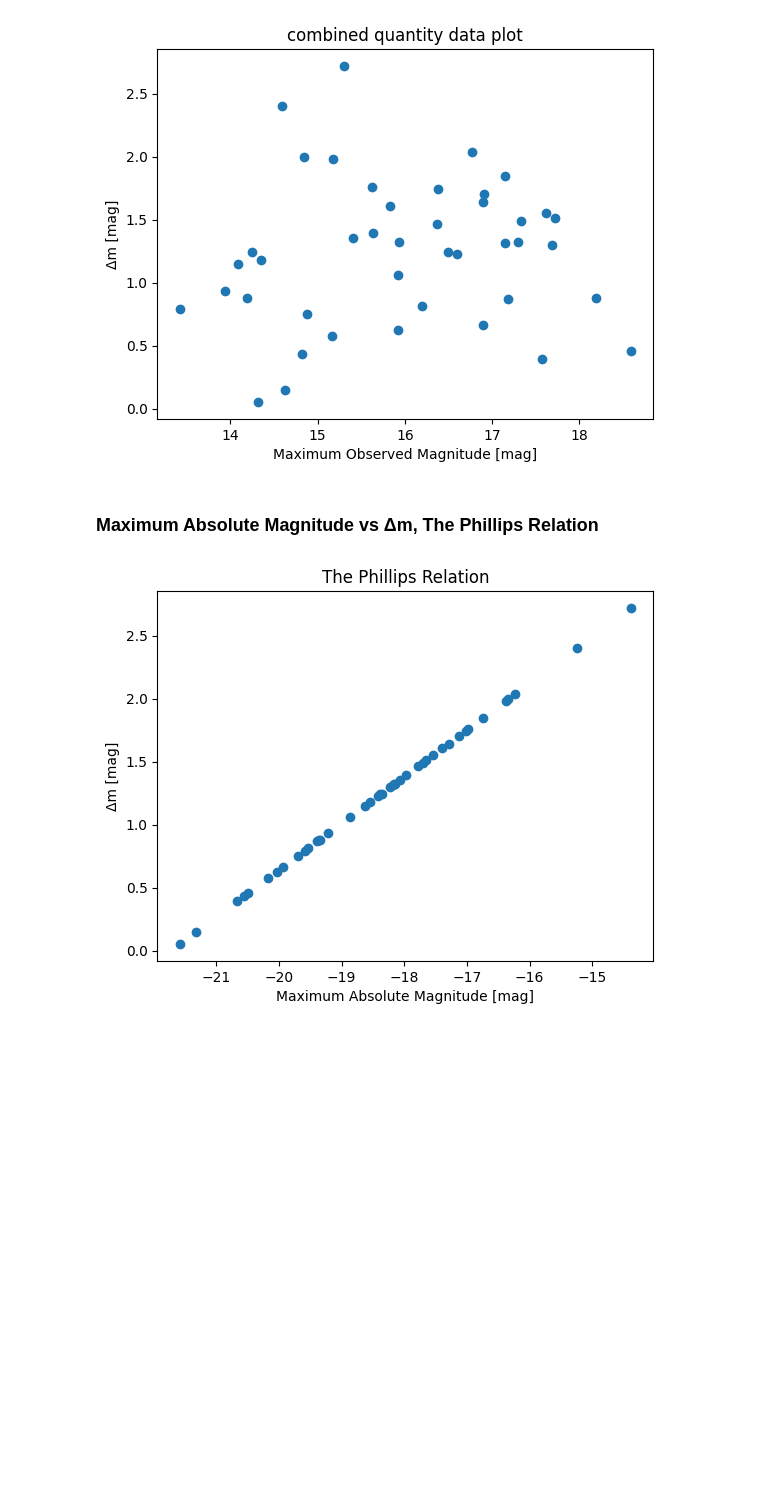
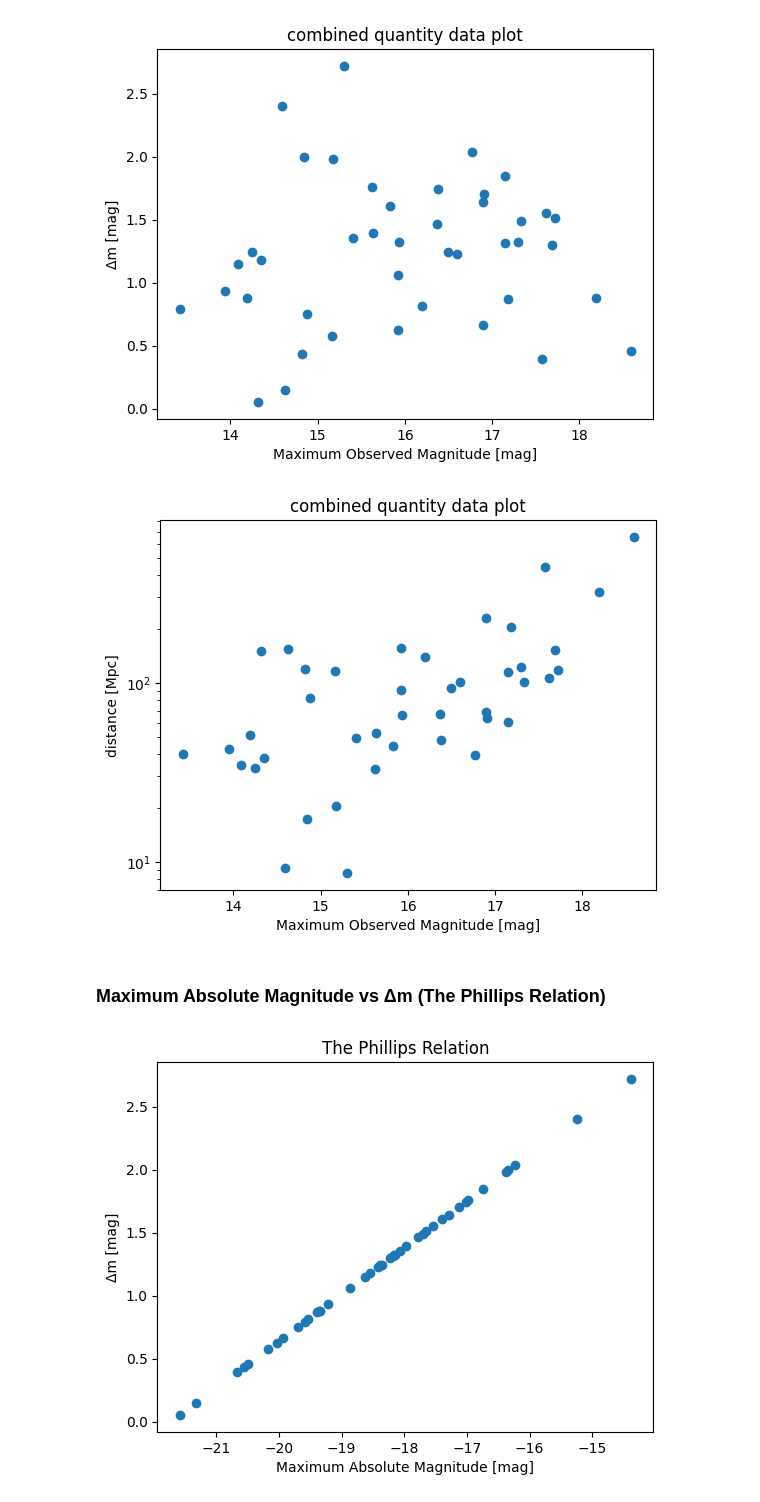
Before and after one commit to ThomasSchallar/statistics, a Jupyter notebook: main_file.ipynb, the cells around one changed output. Cells and saved outputs as stored; diff of their text form; code cells hidden in the pictures; blank space fills up the shorter version.

```diff
--- a/main_file.ipynb
+++ b/main_file.ipynb
@@ -379,8 +379,18 @@ plt.title('combined quantity data plot')
 plt.show()
 # %% [output]
 [figure]
+# %%
+plt.scatter(max_obs_mag, dist)
+plt.semilogy()
+plt.xlabel('Maximum Observed Magnitude [mag]')
+plt.ylabel('distance [Mpc]')
+plt.title('combined quantity data plot')
+
+plt.show()
+# %% [output]
+[figure, added]
 # %% [markdown]
-### Maximum Absolute Magnitude vs Δm, The Phillips Relation
+### Maximum Absolute Magnitude vs Δm (The Phillips Relation)
 # %%
 plt.scatter(max_abs_mag, del_m)
 plt.xlabel('Maximum Absolute Magnitude [mag]')
```
Also changed, not shown: parts of 33 cells of this notebook, 1 other file.
